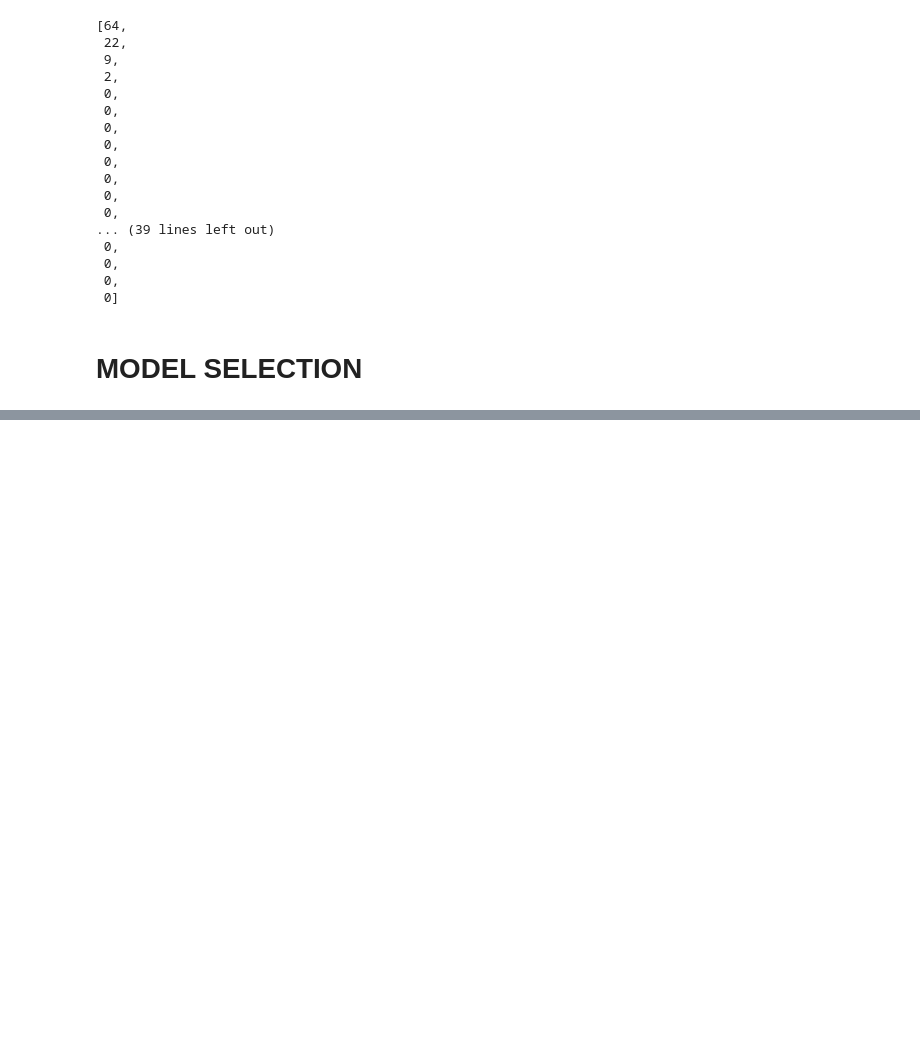
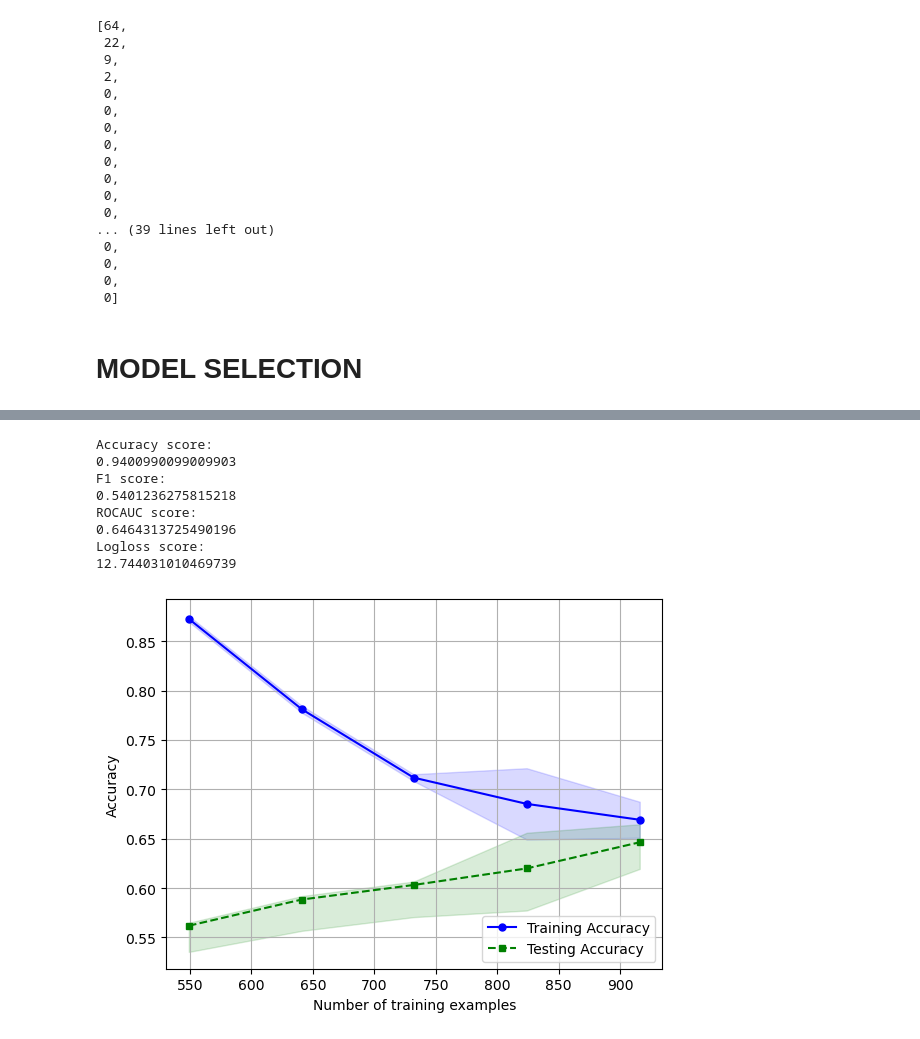
Before and after one commit to quangbui04/age-condition, a Jupyter notebook: age-conditions.ipynb, the cells around one changed output, grey strips where cells are left out. Drawn from its saved outputs; the diff is of its cells as text; code cells hidden in the pictures; blank space fills up the shorter version.

```diff
--- a/age-conditions.ipynb
+++ b/age-conditions.ipynb
@@ -502,0 +361,23 @@ df_test["EJ"] = df_test["EJ"].fillna(df_train["EJ"].mode())
+# %%
+# Extremely poor in F1 score and ROCAUC score, almost worse than random guess for ROCAUC
+scores_svm = cross_val_score(estimator=pipe_svm, X=X_bal, y=y_bal, cv=stratified_kfold)
+print("Accuracy score: ")
+print(scores_rf.mean())
+print("F1 score: ")
+print(scores(f1_score, pipe_svm, X_bal, y_bal, stratified_kfold).mean())
+print("ROCAUC score: ")
+print(scores(roc_auc_score, pipe_svm, X_bal, y_bal, stratified_kfold).mean())
+print("Logloss score: ")
+print(scores(log_loss, pipe_svm, X_bal, y_bal, stratified_kfold).mean())
+train_sizes, train_scores, test_scores = learning_curve(estimator=pipe_svm, X=X_bal, y=y_bal, train_sizes=np.linspace(0.1,1,10), cv=stratified_kfold)
+learning_curve_plot(train_sizes, train_scores, test_scores)
+# %% [output]
+Accuracy score:
+0.9400990099009903
+F1 score:
+0.5401236275815218
+ROCAUC score:
+0.6464313725490196
+Logloss score:
+12.744031010469739
+[figure, added]
```
Also changed, not shown: parts of 68 cells of this notebook.
